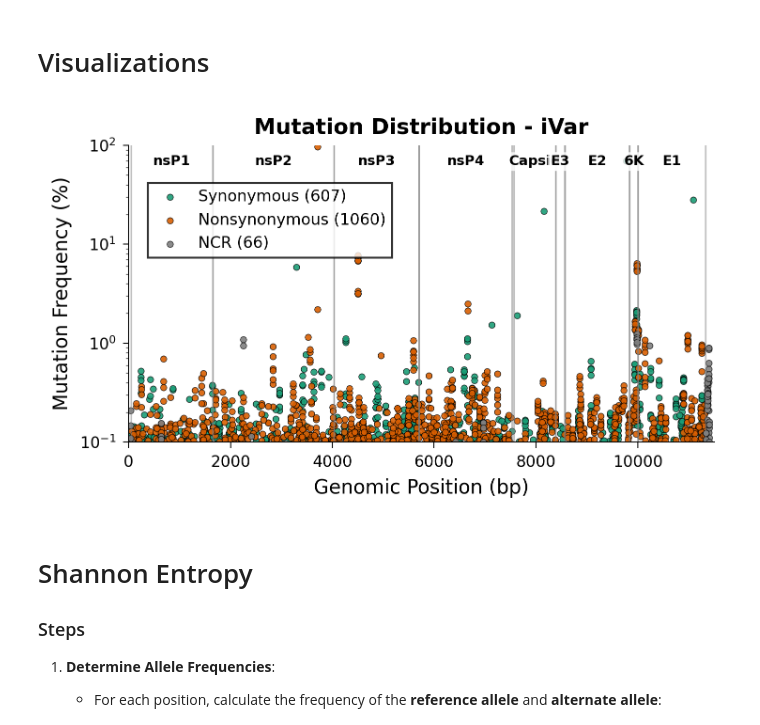
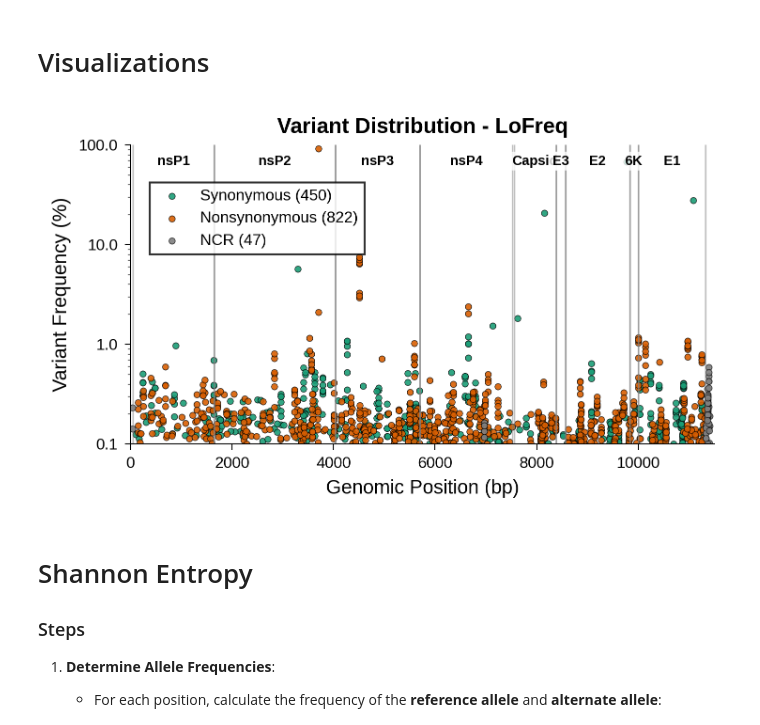
Before and after one commit to aleponce4/alphavirus-variant-analysis-workflow, a Jupyter notebook: Variant_discovery_pipeline/Scripts/analysis.ipynb, the cells around one changed output. Cells and saved outputs as stored; diff of their text form; code cells hidden in the pictures.

```diff
--- a/Variant_discovery_pipeline/Scripts/analysis.ipynb
+++ b/Variant_discovery_pipeline/Scripts/analysis.ipynb
@@ -1391,10 +1391,10 @@ CLC only: 310
 # Visualizations
 # %%
 # Genomic Position Plot with Mutation Frequencies
-SELECTED_CALLER = 'iVar'  # Change to 'LoFreq', 'iVar', or 'CLC'
+SELECTED_CALLER = 'LoFreq'  # Change to 'LoFreq', 'iVar', or 'CLC'
 
 # Set publication font settings
-plt.rcParams['font.family'] = 'DejaVu Sans'
+plt.rcParams['font.family'] = 'Liberation Sans'
 plt.rcParams['font.size'] = 10
 plt.rcParams['figure.facecolor'] = 'white'
 plt.rcParams['axes.facecolor'] = 'white'
@@ -1477,45 +1477,51 @@ for gene, info in gene_positions.items():
 
 # Format plot with publication settings
 ax.set_xlabel('Genomic Position (bp)', fontsize=10)
-ax.set_ylabel('Mutation Frequency (%)', fontsize=10)
-ax.set_title(f'Mutation Distribution - {SELECTED_CALLER}',
+ax.set_ylabel('Variant Frequency (%)', fontsize=10)
+ax.set_title(f'Variant Distribution - {SELECTED_CALLER}',
              fontsize=11, fontweight='bold')
 
 ax.set_xlim(0, 11500)
 ax.set_yscale('log')
 ax.set_ylim(0.1, 100)
+
+# Set readable y-ticks immediately after setting y-scale
+import matplotlib.ticker as ticker
+ax.set_yticks([0.1, 1, 10, 100])
+ax.get_yaxis().set_major_formatter(ticker.ScalarFormatter())
+ax.get_yaxis().set_minor_formatter(ticker.NullFormatter())
 
 # Remove grid (no x-axis grid lines)
 ax.grid(False)
 
 # Legend in upper left corner
 # Legend - manually positioned below the top
 ax.legend(fontsize=8, frameon=True, fancybox=False, edgecolor='black',
           loc='upper left', bbox_to_anchor=(0.02, 0.9))
 
 ax.set_xticks(np.arange(0, 12000, 2000))
 
 #  styling
 ax.tick_params(axis='both', which='major', labelsize=8, width=0.5, length=3)
 ax.tick_params(axis='both', which='minor', width=0.3, length=1.5)
 ax.spines['top'].set_visible(False)
 ax.spines['right'].set_visible(False)
 ax.spines['left'].set_linewidth(0.5)
 ax.spines['bottom'].set_linewidth(0.5)
 
 # Ensure white background
 ax.set_facecolor('white')
 fig.patch.set_facecolor('white')
 
 # Save as both SVG and TIFF (600 DPI) in Analysis_output folder
 output_dir = '../Analysis_output'
 plt.savefig(f'{output_dir}/VEEV_mutations_{SELECTED_CALLER}.svg', format='svg', facecolor='white', bbox_inches='tight')
 plt.savefig(f'{output_dir}/VEEV_mutations_{SELECTED_CALLER}.tiff', format='tiff', dpi=600, facecolor='white', bbox_inches='tight', pil_kwargs={'compression': 'tiff_lzw'})
 
 plt.tight_layout()
 plt.show()
 # %% [output]
-[figure, old version]
+[figure, new version]
 # %% [markdown]
 # Shannon Entropy
 
```
Also changed, not shown: parts of 4 cells of this notebook, 20 other files.
